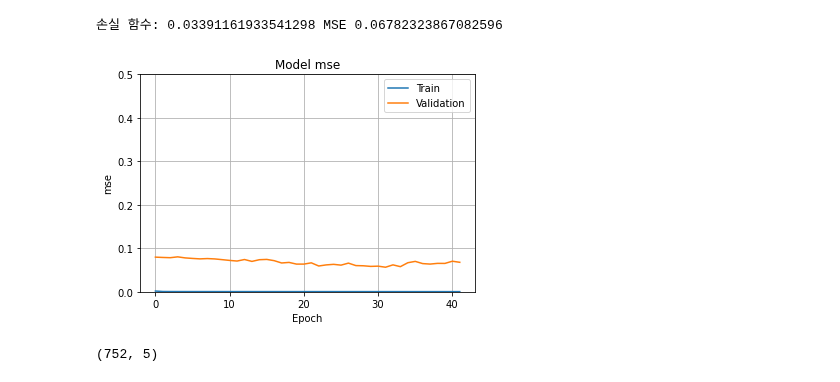
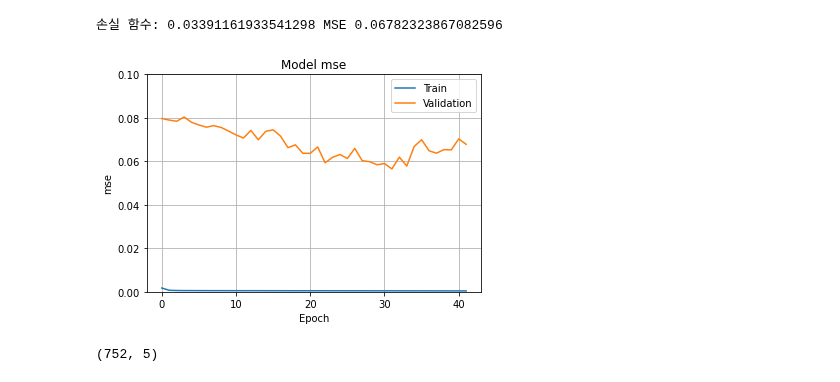
Before and after one commit to happysms/RuleBase-VS-TimeSeries-Algorithm, a Jupyter notebook: LSTM/LSTM_prototype.ipynb, the cells around one changed output. Saved outputs shown, nothing was run; the diff lists cells and outputs as text; code cells hidden in the pictures.

```diff
--- a/LSTM/LSTM_prototype.ipynb
+++ b/LSTM/LSTM_prototype.ipynb
@@ -304,15 +304,15 @@ print("손실 함수:", ev[0], "MSE", ev[1])
 # %%
 plt.plot(hist.history['mse'])
 plt.plot(hist.history['val_mse'])
 plt.title('Model mse')
 plt.ylabel('mse')
 plt.xlabel('Epoch')
-plt.ylim([0,0.5])
+plt.ylim([0,0.1])
 plt.legend(['Train','Validation'], loc='best')
 plt.grid()
 plt.show()
 # %% [output]
-[figure, old version]
+[figure, new version]
 # %%
 pred = model.predict(x_test)
 # %%
```
